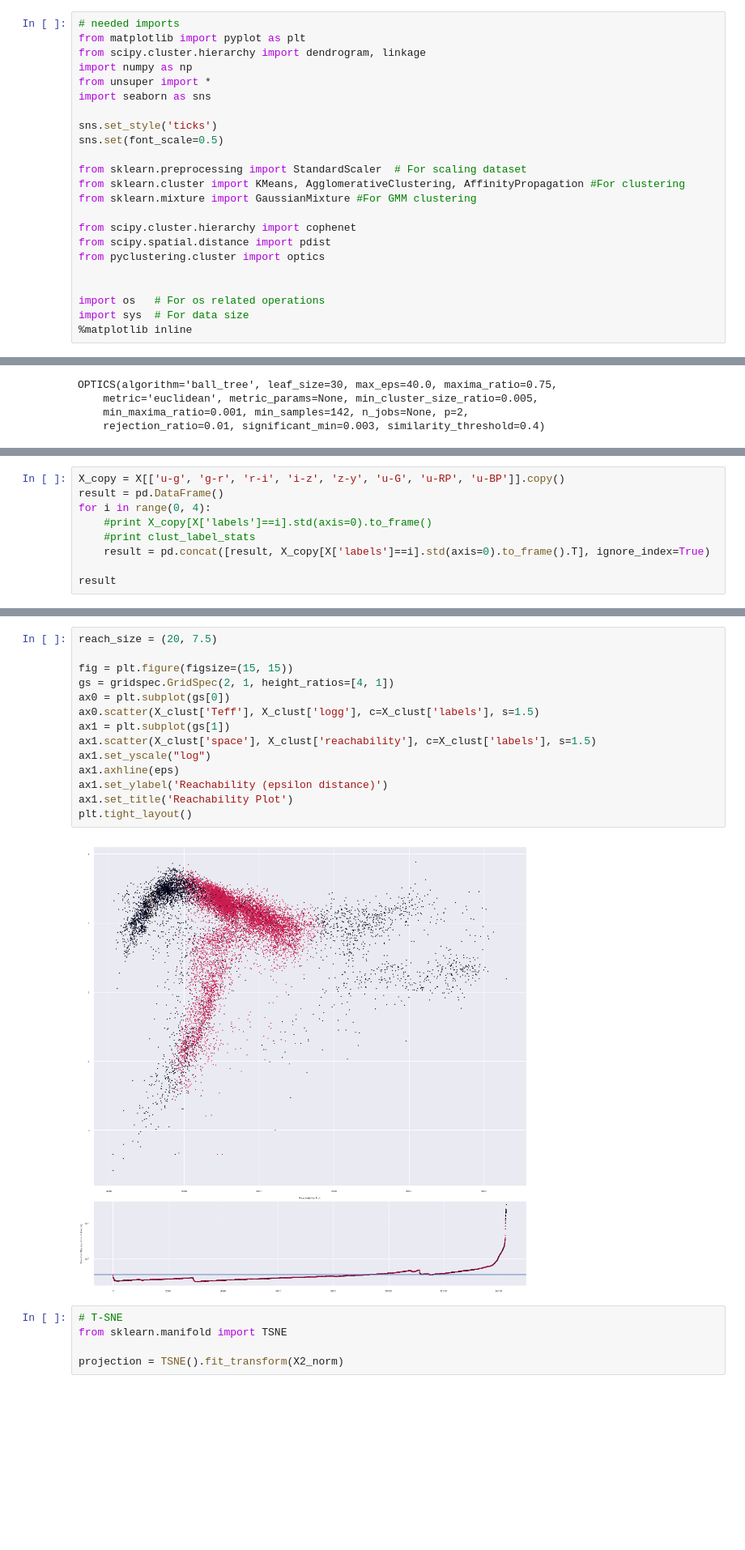
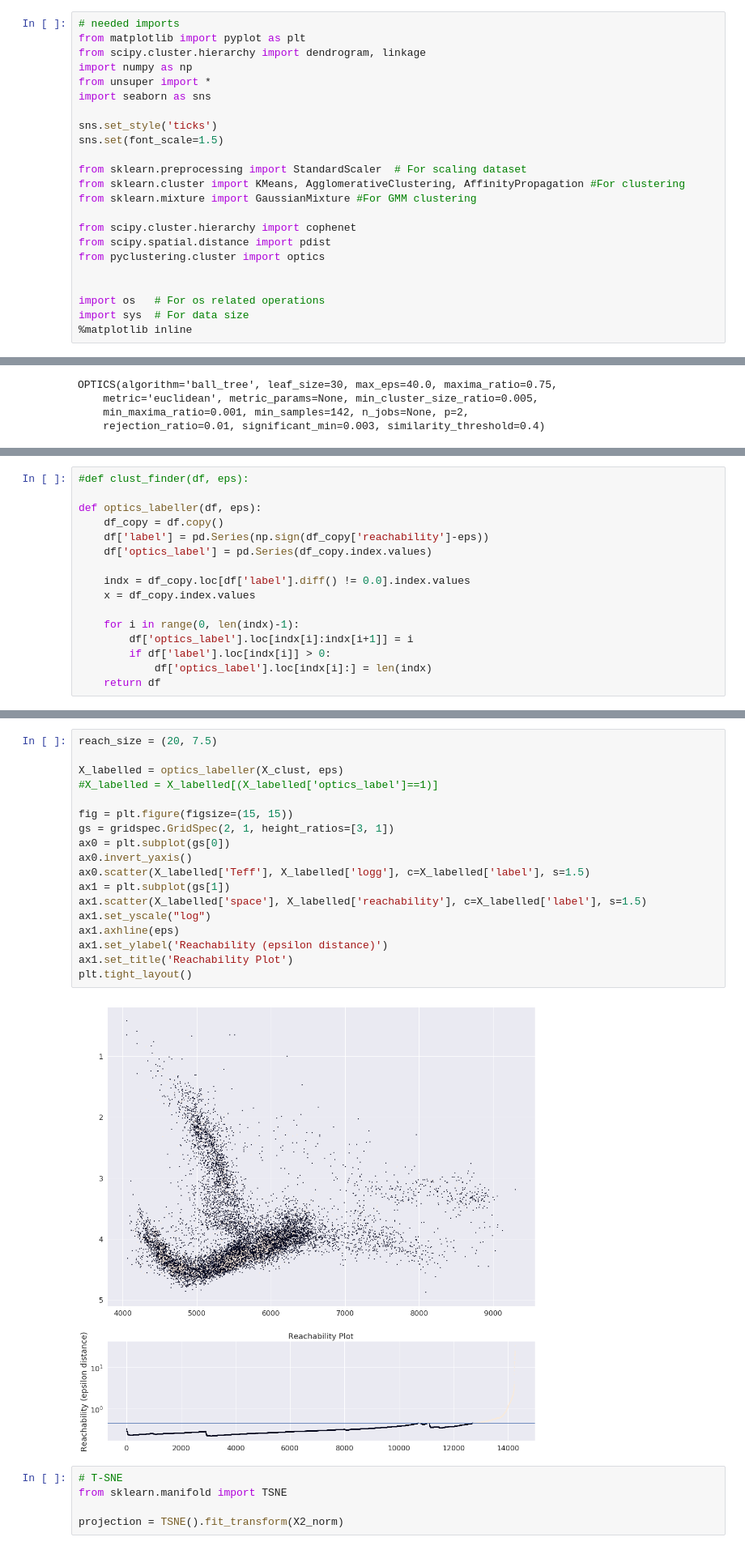
Before and after one commit to nannau/cfis_ml, a Jupyter notebook: unsupervised/hierarchical.ipynb, the cells around one changed output, grey strips where cells are left out. Shown at 81% size. Saved outputs shown, nothing was run; the diff lists cells and outputs as text; blank space fills up the shorter version.

Commit message:
Got proper labels from OPTICS valleys.

```diff
--- a/unsupervised/hierarchical.ipynb
+++ b/unsupervised/hierarchical.ipynb
@@ -7,7 +7,7 @@ from unsuper import *
 import seaborn as sns
 
 sns.set_style('ticks')
-sns.set(font_scale=0.5)
+sns.set(font_scale=1.5)
 
 from sklearn.preprocessing import StandardScaler  # For scaling dataset
 from sklearn.cluster import KMeans, AgglomerativeClustering, AffinityPropagation #For clustering
@@ -176,9 +131,0 @@ X['labels']=cluster.labels_
-# %%
-X_copy = X[['u-g', 'g-r', 'r-i', 'i-z', 'z-y', 'u-G', 'u-RP', 'u-BP']].copy()
-result = pd.DataFrame()
-for i in range(0, 4):
-    #print X_copy[X['labels']==i].std(axis=0).to_frame()
-    #print clust_label_stats
-    result = pd.concat([result, X_copy[X['labels']==i].std(axis=0).to_frame().T], ignore_index=True)
-
-result
@@ -187,0 +132,16 @@ ax.set_ylim(0,3)
+# %%
+#def clust_finder(df, eps):
+
+def optics_labeller(df, eps):
+    df_copy = df.copy()
+    df['label'] = pd.Series(np.sign(df_copy['reachability']-eps))
+    df['optics_label'] = pd.Series(df_copy.index.values)
+
+    indx = df_copy.loc[df['label'].diff() != 0.0].index.values
+    x = df_copy.index.values
+
+    for i in range(0, len(indx)-1):
+        df['optics_label'].loc[indx[i]:indx[i+1]] = i
+        if df['label'].loc[indx[i]] > 0:
+            df['optics_label'].loc[indx[i]:] = len(indx)
+    return df
@@ -188,19 +184,23 @@ ax.set_ylim(0,3)
 # %%
 reach_size = (20, 7.5)
 
+X_labelled = optics_labeller(X_clust, eps)
+#X_labelled = X_labelled[(X_labelled['optics_label']==1)]
+
 fig = plt.figure(figsize=(15, 15))
-gs = gridspec.GridSpec(2, 1, height_ratios=[4, 1])
+gs = gridspec.GridSpec(2, 1, height_ratios=[3, 1])
 ax0 = plt.subplot(gs[0])
-ax0.scatter(X_clust['Teff'], X_clust['logg'], c=X_clust['labels'], s=1.5)
+ax0.invert_yaxis()
+ax0.scatter(X_labelled['Teff'], X_labelled['logg'], c=X_labelled['label'], s=1.5)
 ax1 = plt.subplot(gs[1])
-ax1.scatter(X_clust['space'], X_clust['reachability'], c=X_clust['labels'], s=1.5)
+ax1.scatter(X_labelled['space'], X_labelled['reachability'], c=X_labelled['label'], s=1.5)
 ax1.set_yscale("log")
 ax1.axhline(eps)
 ax1.set_ylabel('Reachability (epsilon distance)')
 ax1.set_title('Reachability Plot')
 plt.tight_layout()
 # %% [output]
-[figure, old version]
+[figure, new version]
 # %%
 # T-SNE
 from sklearn.manifold import TSNE
```
Also changed, not shown: parts of 17 cells of this notebook.
